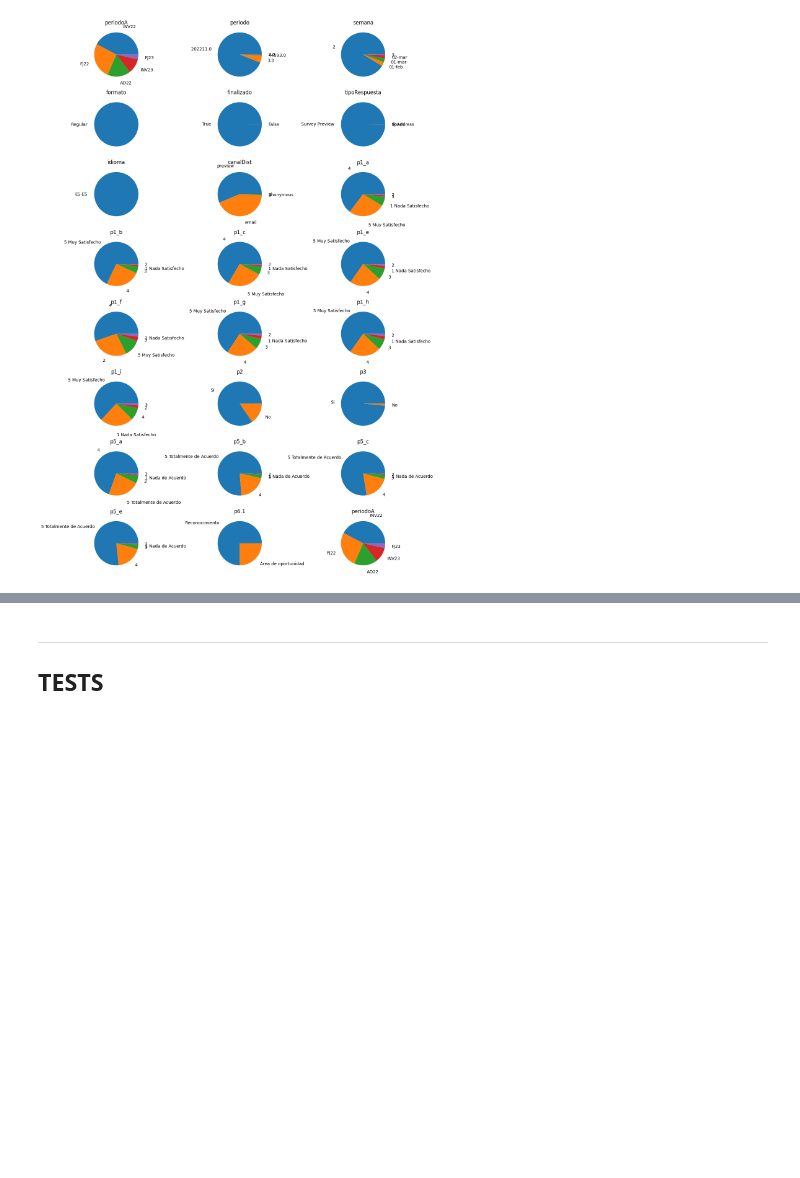
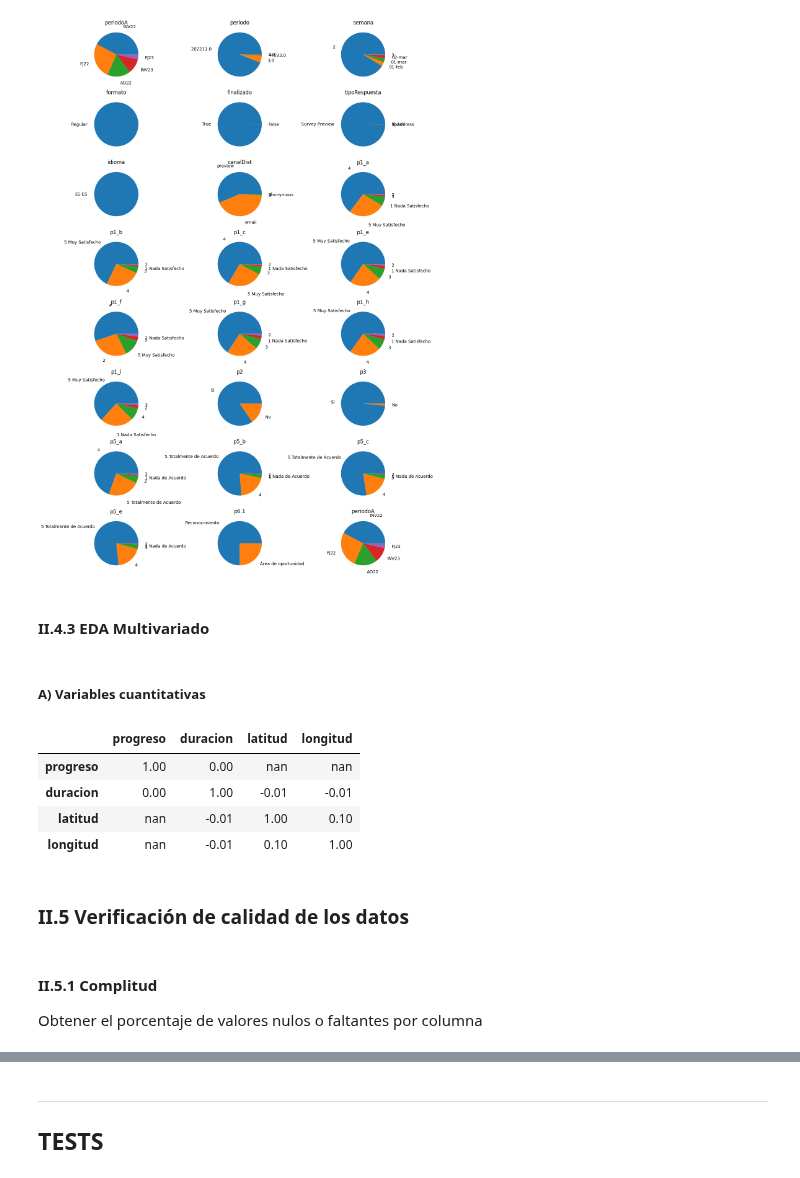
Before and after one commit to EstebanPerez25/ACD-Modelo_predictivo_de_satisfacion, a Jupyter notebook: Modelo_predictivo_de_satisfacción.ipynb, the cells around one changed output, grey strips where cells are left out. Cells and saved outputs as stored; diff of their text form; code cells hidden in the pictures; blank space fills up the shorter version.

```diff
--- a/Modelo_predictivo_de_satisfacción.ipynb
+++ b/Modelo_predictivo_de_satisfacción.ipynb
@@ -438,3 +418,23 @@ plt.tight_layout(pad = 0.5)
 plt.show()
 # %% [output]
 [figure]
+# %% [markdown]
+#### II.4.3 EDA Multivariado
+# %% [markdown]
+##### A) Variables cuantitativas
+# %%
+df_m[v_cuantitativas].corr('pearson')\
+.style.background_gradient(cmap='coolwarm',
+                           axis=None).format(precision=2)
+# %% [output]
+|  | progreso | duracion | latitud | longitud |
+| progreso | 1.00 | 0.00 | nan | nan |
+| duracion | 0.00 | 1.00 | -0.01 | -0.01 |
+| latitud | nan | -0.01 | 1.00 | 0.10 |
+| longitud | nan | -0.01 | 0.10 | 1.00 |
+# %% [markdown]
+### II.5 Verificación de calidad de los datos
+# %% [markdown]
+#### II.5.1 Complitud
+
+Obtener el porcentaje de valores nulos o faltantes por columna
```
Also changed, not shown: parts of 10 cells of this notebook.
